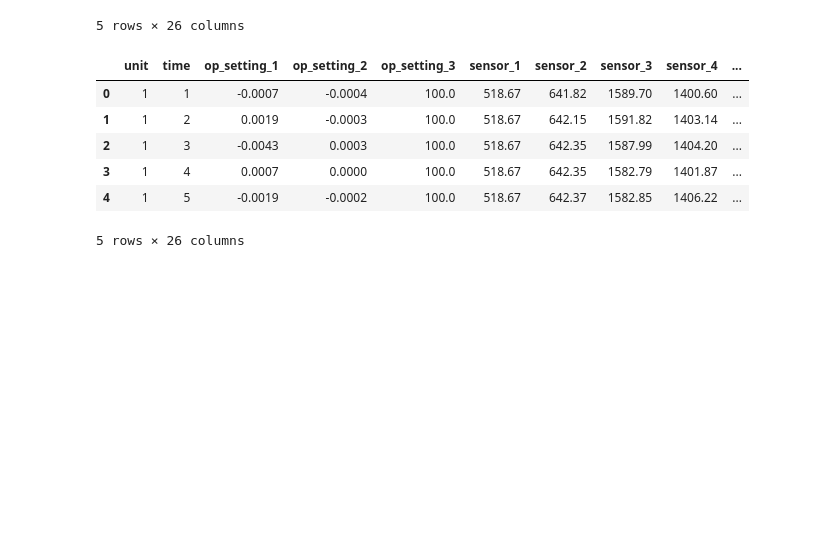
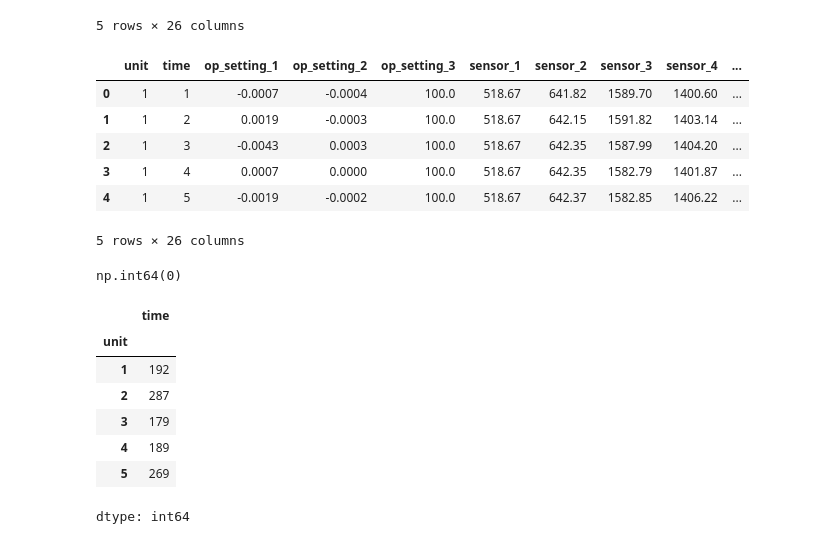
Before and after one commit to vaibhavb2710/factoryguard-ai, a Jupyter notebook: notebooks/01_data_exploration.ipynb, the cells around one changed output. Saved outputs shown, nothing was run; the diff lists cells and outputs as text; code cells hidden in the pictures; blank space fills up the shorter version.

```diff
--- a/notebooks/01_data_exploration.ipynb
+++ b/notebooks/01_data_exploration.ipynb
@@ -56,3 +56,19 @@ train_df.head()
 | 3 | 1 | 4 | 0.0007 | 0.0000 | 100.0 | 518.67 | 642.35 | 1582.79 | 1401.87 | ... |
 | 4 | 1 | 5 | -0.0019 | -0.0002 | 100.0 | 518.67 | 642.37 | 1582.85 | 1406.22 | ... |
 5 rows × 26 columns
+# %%
+train_df.isnull().sum().sum()
+# %% [output]
+np.int64(0)
+# %%
+max_cycles = train_df.groupby("unit")["time"].max()
+max_cycles.head()
+# %% [output]
+|  | time |
+| unit |  |
+| 1 | 192 |
+| 2 | 287 |
+| 3 | 179 |
+| 4 | 189 |
+| 5 | 269 |
+dtype: int64
```
Also changed, not shown: parts of 5 cells of this notebook, 1 other file.
